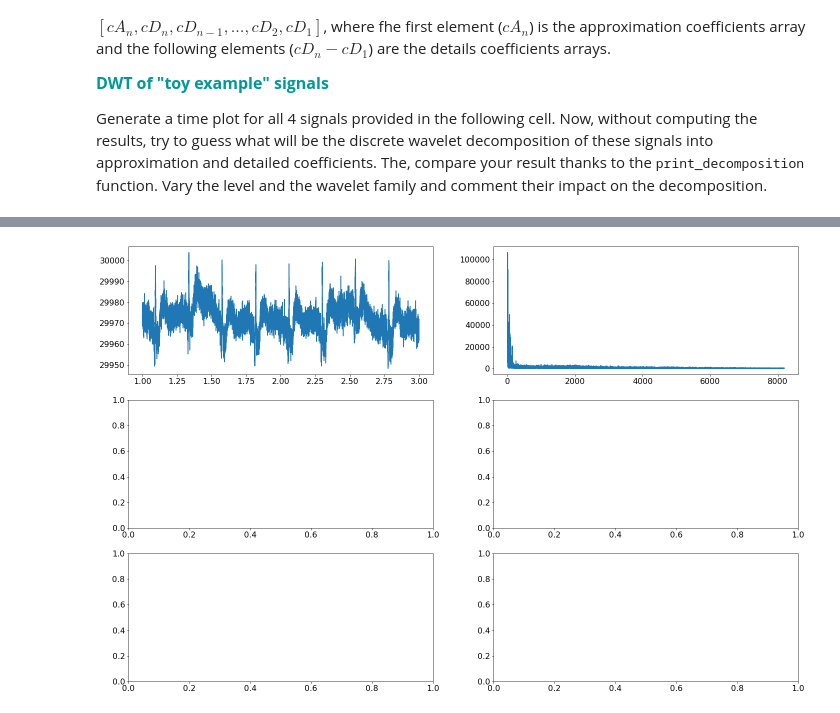
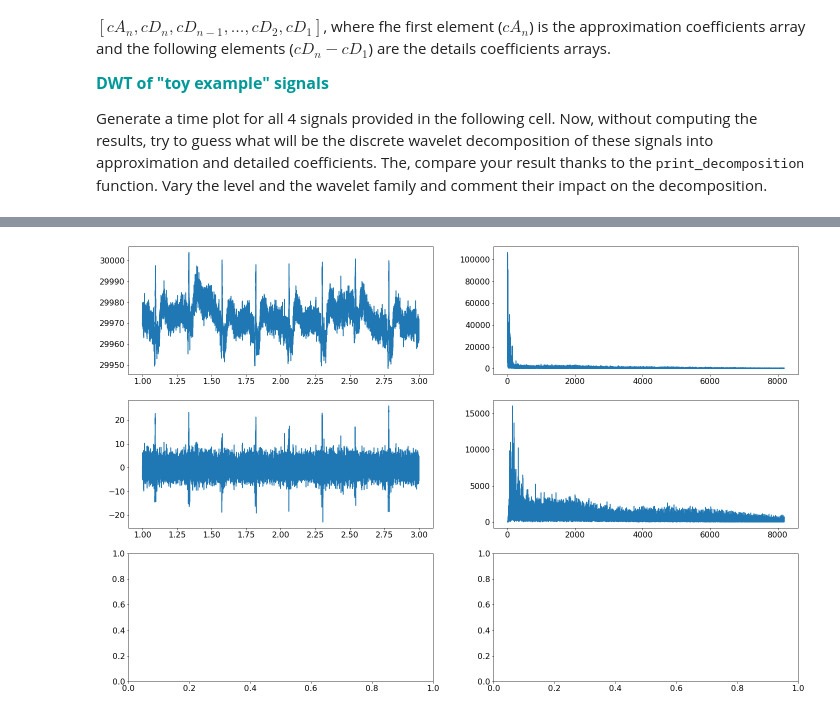
Before and after one commit to gdeside/LGBIO2020, a Jupyter notebook: TP2/TP2 - Fourier and Wavelets-20211019/Python02_FFT-Wavelets.ipynb, the cells around one changed output, grey strips where cells are left out. Saved outputs shown, nothing was run; the diff lists cells and outputs as text; code cells hidden in the pictures.

```diff
--- a/TP2/TP2 - Fourier and Wavelets-20211019/Python02_FFT-Wavelets.ipynb
+++ b/TP2/TP2 - Fourier and Wavelets-20211019/Python02_FFT-Wavelets.ipynb
@@ -400,31 +394,43 @@ The goal here will hence be to filter these artifacts in the neurogram using the
 # -------------------------------------------------------------------------------------
 # 1. Read the signals and compute FFT
 # -------------------------------------------------------------------------------------
 ecgNerve = pd.read_csv("Data/NERVE_nrv.csv")
 ecgNerve=ecgNerve.to_numpy().flatten()
 x_Nerve = np.arange(1,3,1/16384)
 ecgNerve_freq = np.fft.fftshift(np.fft.fft(ecgNerve))
 ecgNerve_freq_abs = np.fft.fftshift(np.fft.fftfreq(ecgNerve_freq.size,d=1/16384))
 
 
 # -------------------------------------------------------------------------------------
 # 2. Compute the coefficient of DWT
 # -------------------------------------------------------------------------------------
+coeffs = get_decomposition(ecgNerve,show_graph=False)
+coeffs[0]=np.zeros(len(coeffs[0]))
+#coeffs[1]=np.zeros(len(coeffs[1]))
+#coeffs[2]=np.zeros(len(coeffs[2]))
+#coeffs[3]=np.zeros(len(coeffs[3]))
+#coeffs[6]=np.zeros(len(coeffs[6]))
 
+
+ecgNerve_wave = pywt.waverec(coeffs,'haar')
+ecgNerve_wave_freq = np.fft.fftshift(np.fft.fft(ecgNerve_wave))
+ecgNerve_wave_freq_abs = np.fft.fftshift(np.fft.fftfreq(ecgNerve_wave_freq.size,d=1/16384))
 # -------------------------------------------------------------------------------------
 # 3. Separate nerve activity from artifacts
 # -------------------------------------------------------------------------------------
 
 
 plt.figure(figsize=(24,16))
 plt.subplot(321)
 plt.plot(x_Nerve,ecgNerve[16384:16384+len(x_Nerve)])
 plt.subplot(322)
 plt.plot(ecgNerve_freq_abs[(len(ecgNerve_freq_abs)//2)+1:],(np.abs(ecgNerve_freq[(len(ecgNerve_freq)//2)+1:])))
 plt.subplot(323)
+plt.plot(x_Nerve,ecgNerve_wave[16384:16384+len(x_Nerve)])
 plt.subplot(324)
+plt.plot(ecgNerve_wave_freq_abs[(len(ecgNerve_wave_freq_abs)//2):],(np.abs(ecgNerve_wave_freq[(len(ecgNerve_wave_freq)//2):])))
 plt.subplot(325)
 plt.subplot(326)
 plt.show()
 # %% [output]
-[figure, old version]
+[figure, new version]
```
Also changed, not shown: parts of 10 cells of this notebook, 1 other file.
